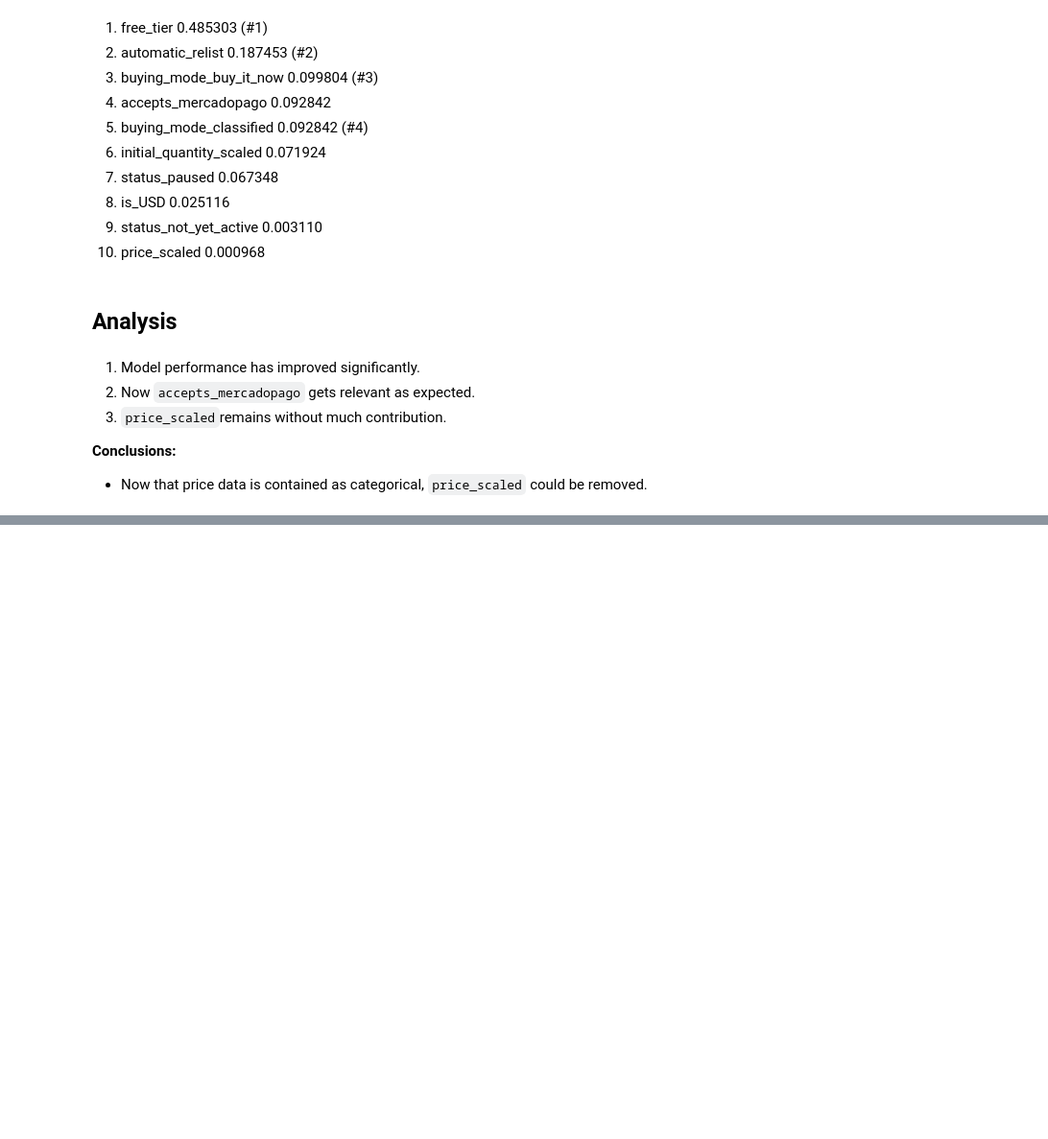
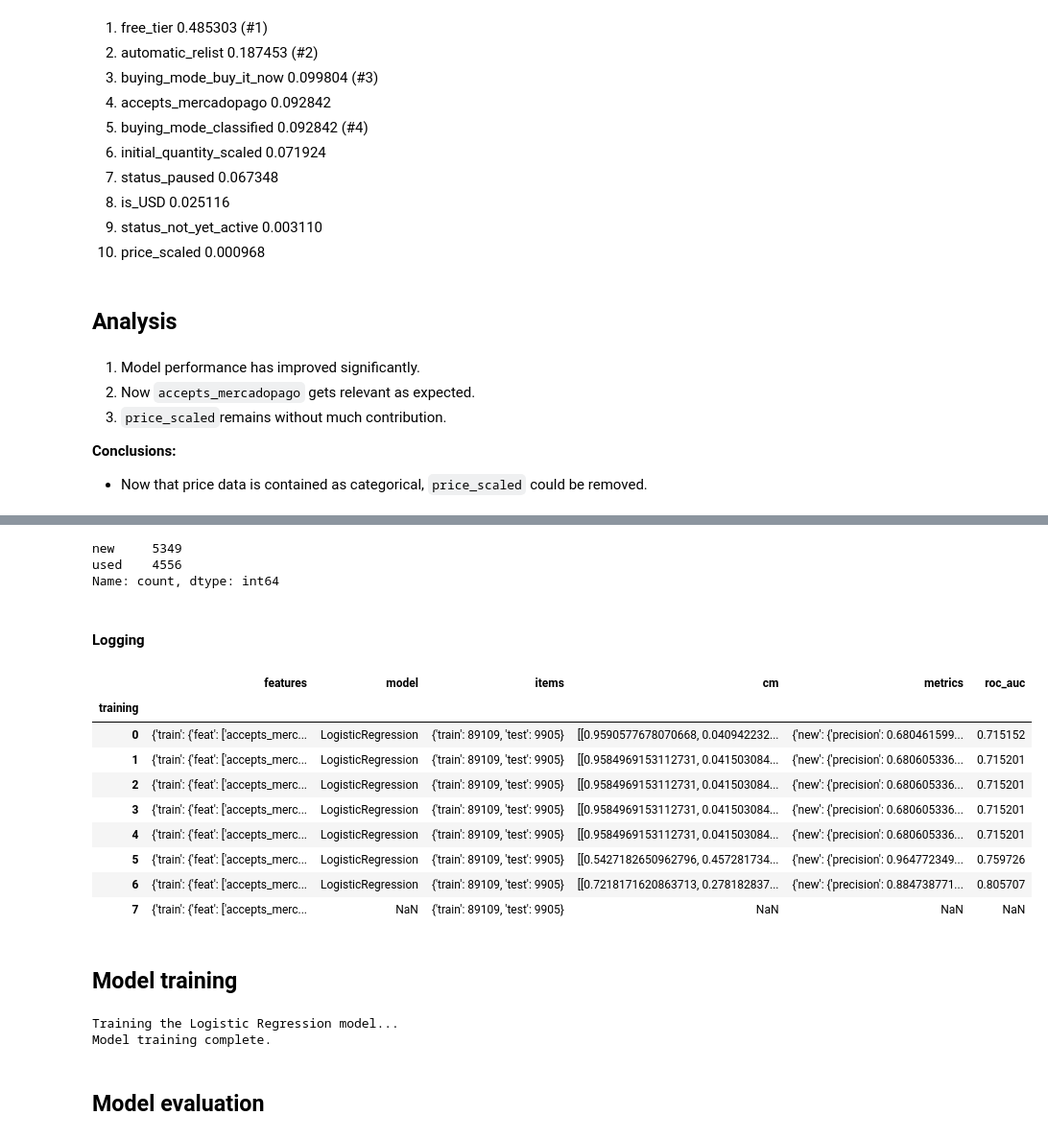
Before and after one commit to MLsound/mercadolibre-new-used-prediction, a Jupyter notebook: Model_Design.ipynb, the cells around one changed output, grey strips where cells are left out. Shown at 96% size. Drawn from its saved outputs; the diff is of its cells as text; code cells hidden in the pictures; blank space fills up the shorter version.

```diff
--- a/Model_Design.ipynb
+++ b/Model_Design.ipynb
@@ -1897,0 +1924,3 @@ is_working_hours: 0.1724
+# %%
+size = {'train':len(X_train),'test':len(X_test)}
+print("Split sizes: {} train, {} test".format(size['train'], size['test']))
@@ -1897,0 +1929,3 @@ is_working_hours: 0.1724
+# %%
+features = {'train': {'feat': None, 'target': None},
+            'test': {'feat': None, 'target': None}}
@@ -1897,0 +1982,31 @@ is_working_hours: 0.1724
+# %%
+y_test_lbl.value_counts()
+# %% [output]
+new     5349
+used    4556
+Name: count, dtype: int64
+# %% [markdown]
+#### Logging
+# %%
+# Keep tracking of every feature
+history.at[index, 'items'] = size
+features['train']['feat'] = X_train.columns.to_list()
+features['test']['feat'] = X_test.columns.to_list()
+features['train']['target'] = y_train_lbl.value_counts().to_dict()
+features['test']['target'] = y_test_lbl.value_counts().to_dict()
+history.at[index, 'features'] = features
+# %%
+history
+# %% [output]
+|  | features | model | items | cm | metrics | roc_auc |
+| training |  |  |  |  |  |  |
+| 0 | {'train': {'feat': ['accepts_merc... | LogisticRegression | {'train': 89109, 'test': 9905} | [[0.9590577678070668, 0.040942232... | {'new': {'precision': 0.680461599... | 0.715152 |
+| 1 | {'train': {'feat': ['accepts_merc... | LogisticRegression | {'train': 89109, 'test': 9905} | [[0.9584969153112731, 0.041503084... | {'new': {'precision': 0.680605336... | 0.715201 |
+| 2 | {'train': {'feat': ['accepts_merc... | LogisticRegression | {'train': 89109, 'test': 9905} | [[0.9584969153112731, 0.041503084... | {'new': {'precision': 0.680605336... | 0.715201 |
+| 3 | {'train': {'feat': ['accepts_merc... | LogisticRegression | {'train': 89109, 'test': 9905} | [[0.9584969153112731, 0.041503084... | {'new': {'precision': 0.680605336... | 0.715201 |
+| 4 | {'train': {'feat': ['accepts_merc... | LogisticRegression | {'train': 89109, 'test': 9905} | [[0.9584969153112731, 0.041503084... | {'new': {'precision': 0.680605336... | 0.715201 |
+| 5 | {'train': {'feat': ['accepts_merc... | LogisticRegression | {'train': 89109, 'test': 9905} | [[0.5427182650962796, 0.457281734... | {'new': {'precision': 0.964772349... | 0.759726 |
+| 6 | {'train': {'feat': ['accepts_merc... | LogisticRegression | {'train': 89109, 'test': 9905} | [[0.7218171620863713, 0.278182837... | {'new': {'precision': 0.884738771... | 0.805707 |
+| 7 | {'train': {'feat': ['accepts_merc... | NaN | {'train': 89109, 'test': 9905} | NaN | NaN | NaN |
+# %% [markdown]
+## Model training
@@ -1897,0 +2020,10 @@ is_working_hours: 0.1724
+# %%
+# Train the model using the scaled training data
+print("Training the Logistic Regression model...")
+model.fit(X_train, y_train)
+print("Model training complete.")
+# %% [output]
+Training the Logistic Regression model...
+Model training complete.
+# %% [markdown]
+## Model evaluation
```
Also changed, not shown: parts of 27 cells of this notebook, 2 other files.
